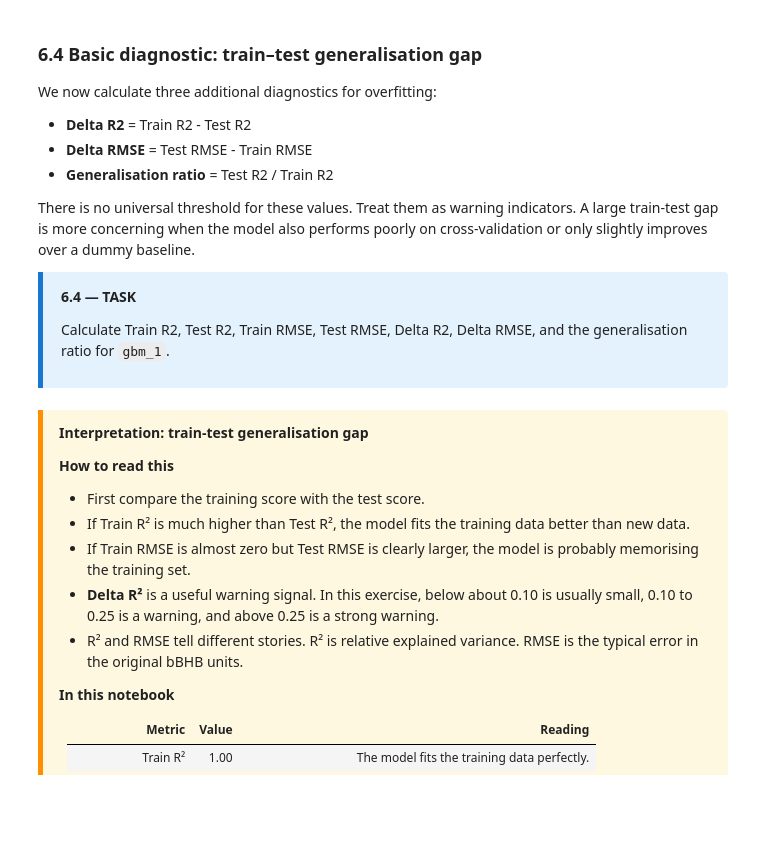
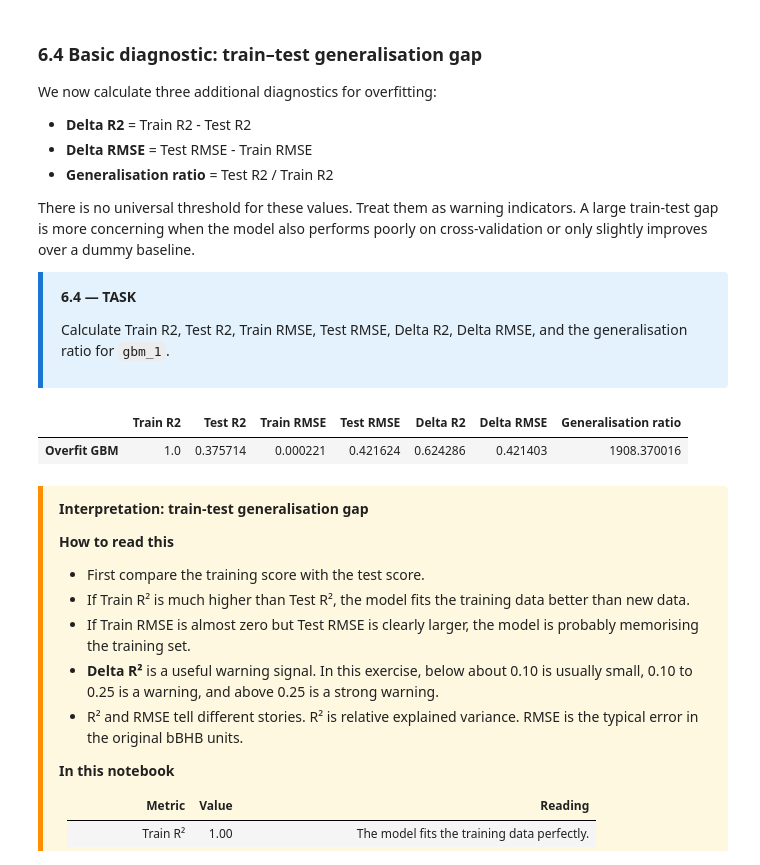
Before and after one commit to niels-ilmer/ai4as_pitfalls_in_machine_learning_2026, a Jupyter notebook: notebooks_code/class_01_exercise.ipynb, the cells around one changed output. Saved outputs shown, nothing was run; the diff lists cells and outputs as text; code cells hidden in the pictures; blank space fills up the shorter version.

```diff
--- a/notebooks_code/class_01_exercise.ipynb
+++ b/notebooks_code/class_01_exercise.ipynb
@@ -322,6 +393,13 @@ Construct a preprocessing pipeline (`preprocessor`) with `ColumnTransformer()`:
 </div>
 # %%
 # Add your code here
+preprocessor = ColumnTransformer(
+    transformers=[
+        ('num', StandardScaler(), numeric_features),
+        ('cat', OneHotEncoder(), categorical_features)
+    ],
+    remainder='passthrough'
+)
 
 # Hints:
 # - Build a ColumnTransformer named preprocessor
@@ -433,10 +556,43 @@ Calculate Train R2, Test R2, Train RMSE, Test RMSE, Delta R2, Delta RMSE, and th
 # %%
 # Add your code here
 
+# Predicties maken
+y_train_pred = gbm_1.predict(X_train)
+y_test_pred = gbm_1.predict(X_test)
+
+# Scores berekenen
+train_r2 = r2_score(y_train, y_train_pred)
+test_r2 = r2_score(y_test, y_test_pred)
+
+train_rmse = np.sqrt(mean_squared_error(y_train, y_train_pred))
+test_rmse = np.sqrt(mean_squared_error(y_test, y_test_pred))
+
+delta_r2 = train_r2 - test_r2
+delta_rmse = test_rmse - train_rmse
+generalisation_ratio = test_rmse / train_rmse
+
+# Resultaten in DataFrame
+gbm_1_results = pd.DataFrame(
+    {
+        'Train R2': [train_r2],
+        'Test R2': [test_r2],
+        'Train RMSE': [train_rmse],
+        'Test RMSE': [test_rmse],
+        'Delta R2': [delta_r2],
+        'Delta RMSE': [delta_rmse],
+        'Generalisation ratio': [generalisation_ratio]
+    },
+    index=['Overfit GBM']
+)
+
+gbm_1_results
 # Hints:
 # - Option A: train_test_diagnostics(gbm_1, X_train, y_train, X_test, y_test)
 # - Option B: predict yourself and compute R², RMSE, Delta R², Delta RMSE, generalisation ratio
 # - Put results in a DataFrame row labelled 'Overfit GBM'
+# %% [output]
+|  | Train R2 | Test R2 | Train RMSE | Test RMSE | Delta R2 | Delta RMSE | Generalisation ratio |
+| Overfit GBM | 1.0 | 0.375714 | 0.000221 | 0.421624 | 0.624286 | 0.421403 | 1908.370016 |
 # %% [markdown]
 <div style="background:#FFF8E1;border-left:5px solid #FF8F00;padding:12px 16px;margin:10px 0;border-radius:0 4px 4px 0;">
 
```
Also changed, not shown: parts of 6 cells of this notebook.
